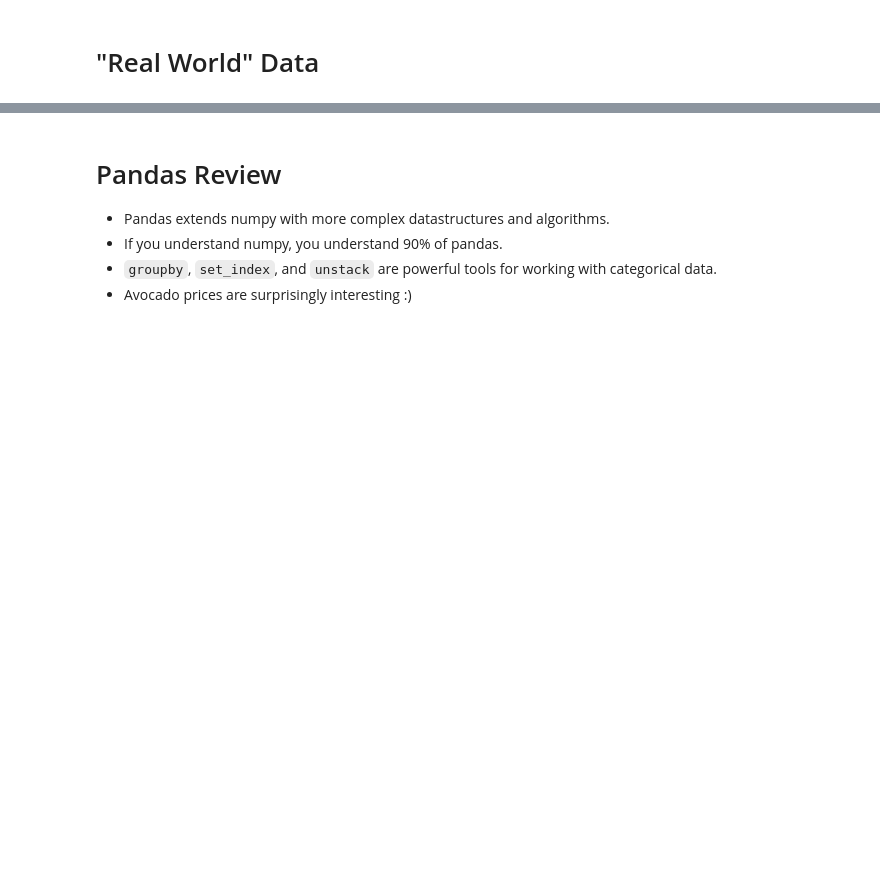
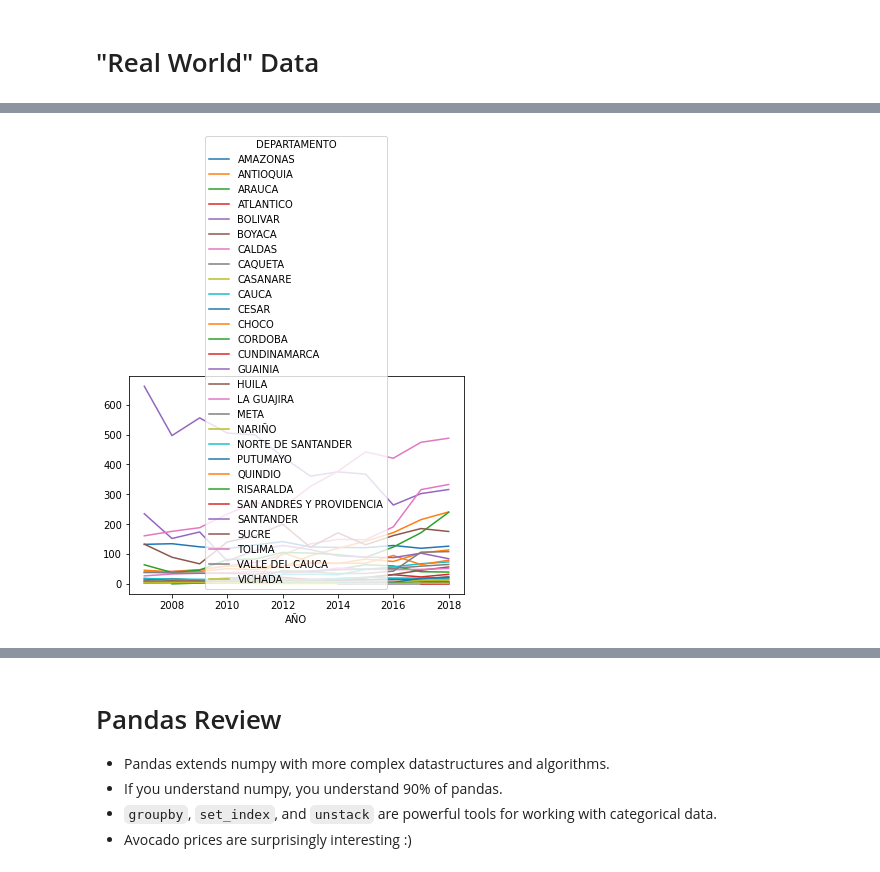
Before and after one commit to gabotachak/AlgorithmsUN2021I, a Jupyter notebook: Lab2/ganzolascottsanderson.ipynb, the cells around one changed output, grey strips where cells are left out. Drawn from its saved outputs; the diff is of its cells as text; code cells hidden in the pictures; blank space fills up the shorter version.

```diff
--- a/Lab2/ganzolascottsanderson.ipynb
+++ b/Lab2/ganzolascottsanderson.ipynb
@@ -680,0 +1379,4 @@ ax.set_xticklabels(ax.get_xticklabels(), rotation=45);
+# %%
+avocado.groupby(['AÑO', 'DEPARTAMENTO'])['Área Cosechada\n(ha)'].mean().unstack().ffill().plot();
+# %% [output]
+[figure, added]
```
Also changed, not shown: parts of 122 cells of this notebook, 4 other files.
